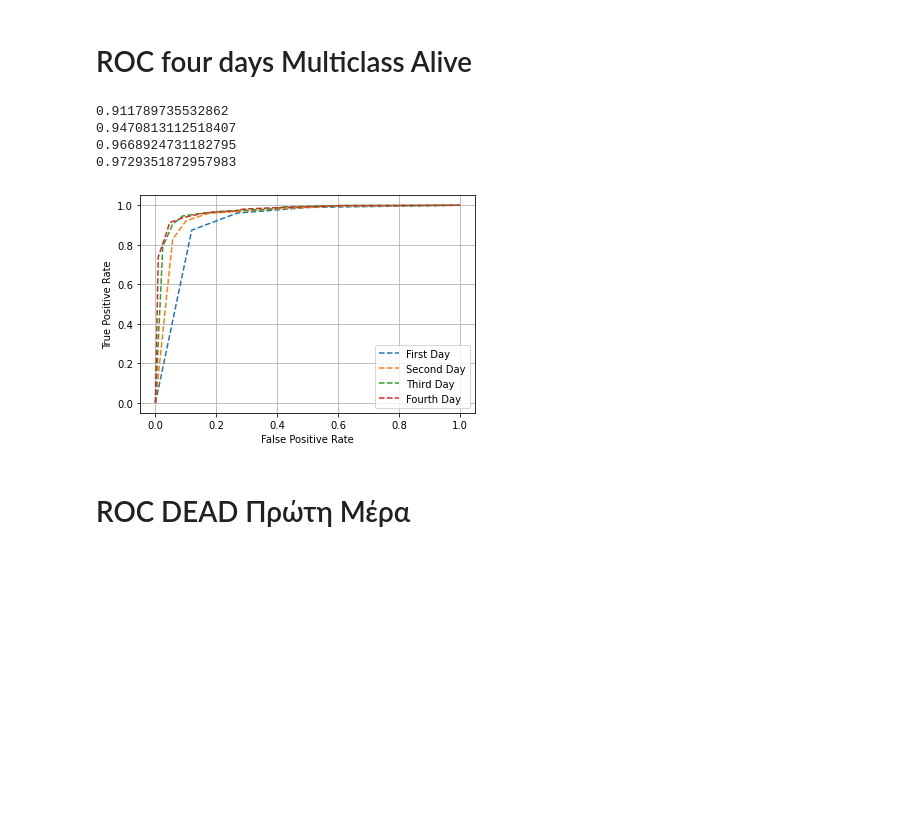
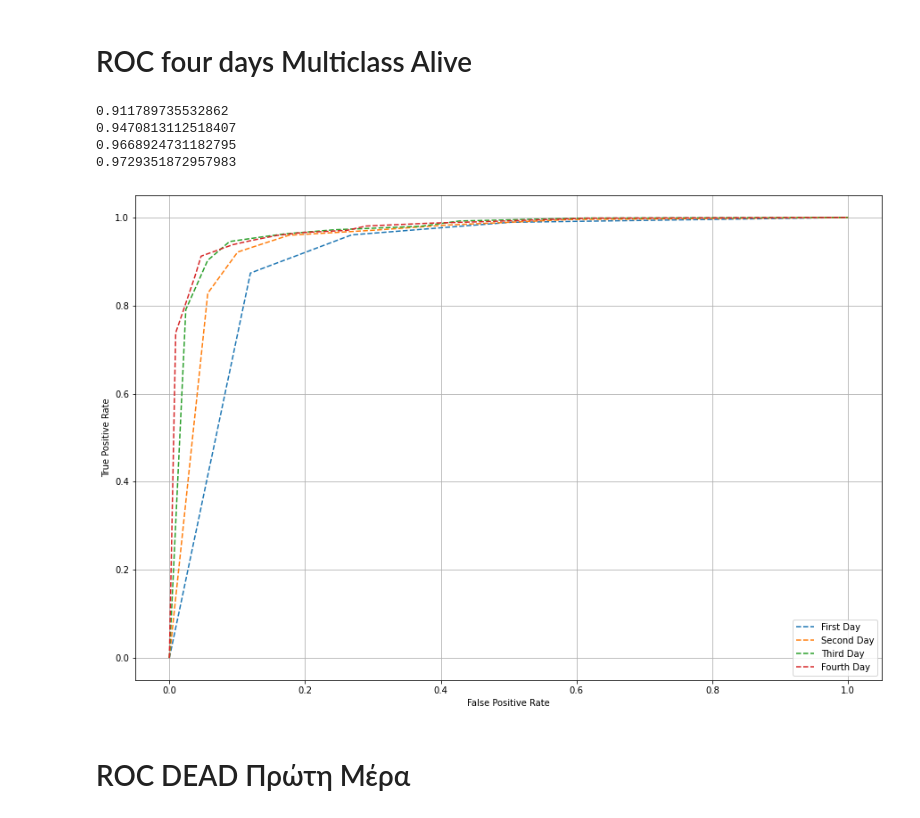
Before and after one commit to DimopDim/MimicIV, a Jupyter notebook: New_Code/07_10_ROC_Logistic.ipynb, the cells around one changed output. Cells and saved outputs as stored; diff of their text form; code cells hidden in the pictures; blank space fills up the shorter version.

```diff
--- a/New_Code/07_10_ROC_Logistic.ipynb
+++ b/New_Code/07_10_ROC_Logistic.ipynb
@@ -183,26 +183,27 @@ pyplot.show()
 # %%
 print(roc_auc_score(ground_truth_alive1, prob_alive1))
 print(roc_auc_score(ground_truth_alive2, prob_alive2))
 print(roc_auc_score(ground_truth_alive3, prob_alive3))
 print(roc_auc_score(ground_truth_alive4, prob_alive4))
 
+pyplot.figure(figsize=(15, 10))
 pyplot.plot(fpr1, tpr1, linestyle='--', label='First Day')
 pyplot.plot(fpr2, tpr2, linestyle='--', label='Second Day')
 pyplot.plot(fpr3, tpr3, linestyle='--', label='Third Day')
 pyplot.plot(fpr4, tpr4, linestyle='--', label='Fourth Day')
 
 pyplot.xlabel('False Positive Rate') # Εκτυπώνει τον τίτλο του Χ
 pyplot.ylabel('True Positive Rate') # Εκτυπώνει τον τίτλο του Υ
 pyplot.legend() #Εκτυπώνει το label
 pyplot.grid(True) # Εκτυπώνει τα τετράγωνα
 
 pyplot.show()
 # %% [output]
 0.911789735532862
 0.9470813112518407
 0.9668924731182795
 0.9729351872957983
-[figure, old version]
+[figure, new version]
 # %% [markdown]
 # ROC DEAD Πρώτη Μέρα
 # %%
```
Also changed, not shown: parts of 1 cell of this notebook, 10 other files.
